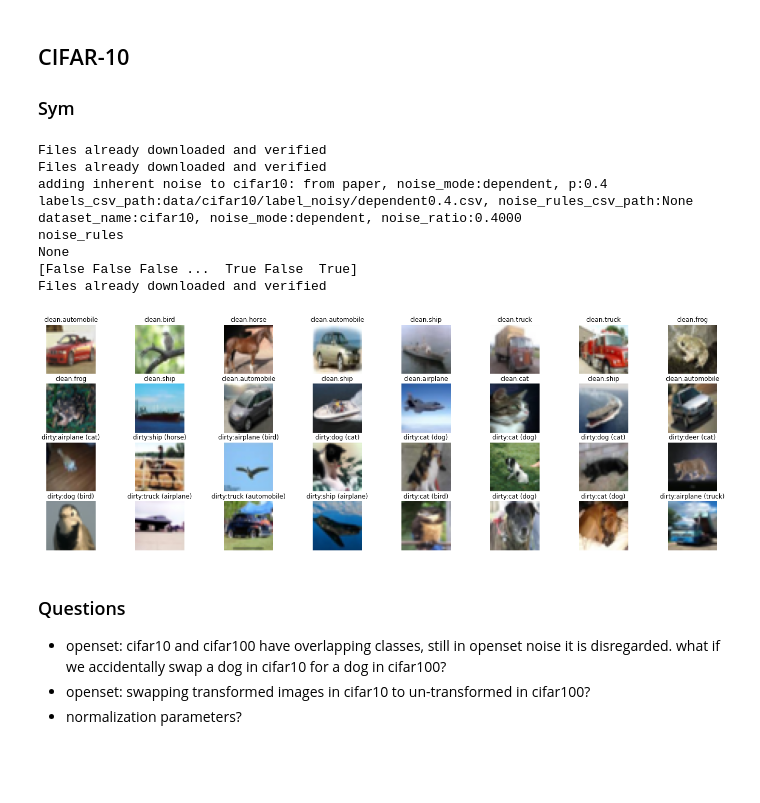
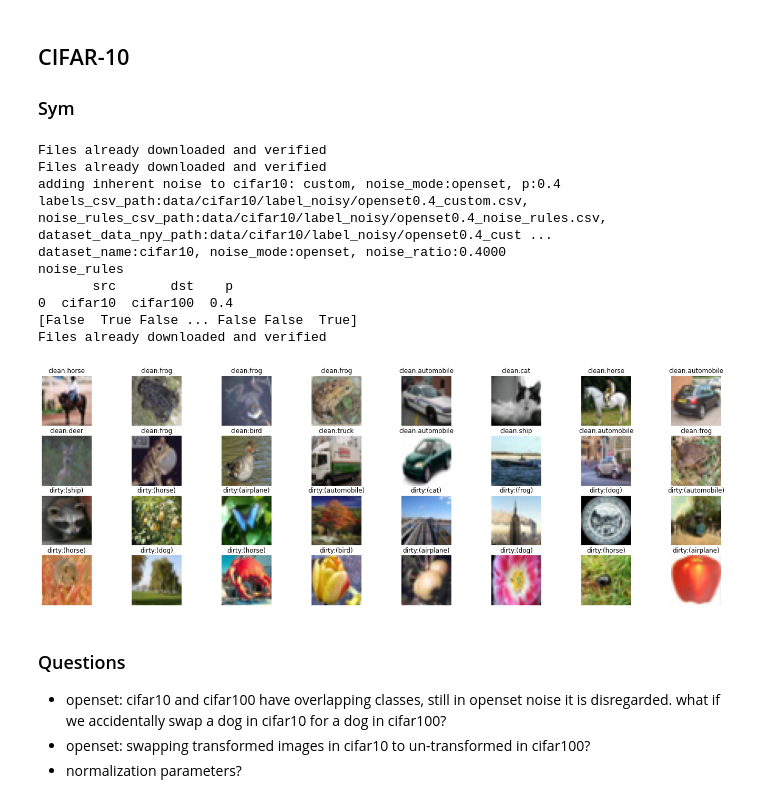
Before and after one commit to mark-antal-csizmadia/re-sln, a Jupyter notebook: scratch.ipynb, the cells around one changed output. Saved outputs shown, nothing was run; the diff lists cells and outputs as text; code cells hidden in the pictures; blank space fills up the shorter version.

```diff
--- a/scratch.ipynb
+++ b/scratch.ipynb
@@ -10,6 +10,20 @@ import matplotlib.pyplot as plt
 datapath = "data/"
 # %%
 def get_normalization_params(dataset_name, datapath):
+    """ Computes normalization params (means and stds) for a data set. In other sources these are hardcoded, just wanted to double-check.
+
+    Parameters
+    ----------
+    dataset_name : str
+        Name of the dataset.
+    datapath : str
+        Path to downloaded data sets.
+
+    Returns
+    -------
+    tuple
+        Tuple of numpy.ndarrays representing the means and the stds of the dataset.
+    """
     if dataset_name == "cifar10":
         train_dataset = datasets.CIFAR10(os.path.join(datapath, dataset_name), train=True, transform=transforms.ToTensor(), download=True)
         # the mean of each pixel
@@ -384,11 +614,26 @@ def show_imgs(datapath, dataset_name, train_dataset, noise_mode, indices_noisy):
     plt.show()
 # %%
 def check_combos(dataset_name, noise_mode, custom_noise):
+    """ Check combos of dataset_name, noise_mode, and whether custom made or used from paper.
+
+    Parameters
+    ----------
+    dataset_name : str
+        Name of the dataset.
+    noise_mode : str
+        dependent, here for consistency with similar methods
+    custom_noise : bool
+        If True, make custom noise, else use from paper.
+
+    Returns
+    -------
+    None
+    """
     cond_fail_1 = custom_noise and dataset_name in ["cifar10", "cifar100"] and noise_mode == "dependent"
     cond_fail_2 = dataset_name == "cifar100" and noise_mode == "openset"
-    cond_fail = cond_fail_1 or cond_fail_2
+    cond_fail_3 = dataset_name == "cifar10" and noise_mode == "openset" and not custom_noise
+    cond_fail = cond_fail_1 or cond_fail_2 or cond_fail_3
     assert not cond_fail, f"Incorrect combo: dataset_name:{dataset_name}, noise_mode:{noise_mode}, custom_noise:{custom_noise}"
-    return cond_fail
 # %% [markdown]
 ## CIFAR-10
 
@@ -401,9 +646,9 @@ def check_combos(dataset_name, noise_mode, custom_noise):
 # make_new_custom_noise if True, make custom noise files
 
 dataset_name = "cifar10"
-noise_mode = "dependent"
+noise_mode = "openset"
 p = 0.4
-custom_noise = False
+custom_noise = True
 make_new_custom_noise = False
 
 check_combos(dataset_name, noise_mode, custom_noise)
@@ -440,39 +685,40 @@ if make_new_custom_noise:
     make_inherent_label_noise(
         datapath=datapath,
         dataset_name=dataset_name,
         noise_mode=noise_mode,
         p=p,
         seed=123
     )
 
 train_dataset, indices_noisy, noise_rules = add_inherent_label_noise(train_dataset, datapath, dataset_name, noise_mode, p, custom_noise)
 
 print(f"dataset_name:{dataset_name}, noise_mode:{noise_mode}, noise_ratio:{indices_noisy.sum() / len(train_dataset.targets):.4f}")
 print("noise_rules")
 print(noise_rules)
 print(indices_noisy)
 
 
 ###############
 
 show_imgs(
     datapath=datapath,
     dataset_name=dataset_name,
     train_dataset=train_dataset,
     noise_mode=noise_mode,
     indices_noisy=indices_noisy
 )
 # %% [output]
 Files already downloaded and verified
 Files already downloaded and verified
-adding inherent noise to cifar10: from paper, noise_mode:dependent, p:0.4
-labels_csv_path:data/cifar10/label_noisy/dependent0.4.csv, noise_rules_csv_path:None
-dataset_name:cifar10, noise_mode:dependent, noise_ratio:0.4000
+adding inherent noise to cifar10: custom, noise_mode:openset, p:0.4
+labels_csv_path:data/cifar10/label_noisy/openset0.4_custom.csv, noise_rules_csv_path:data/cifar10/label_noisy/openset0.4_noise_rules.csv, dataset_data_npy_path:data/cifar10/label_noisy/openset0.4_cust ...
+dataset_name:cifar10, noise_mode:openset, noise_ratio:0.4000
 noise_rules
-None
-[False False False ...  True False  True]
+       src       dst    p
+0  cifar10  cifar100  0.4
+[False  True False ... False False  True]
 Files already downloaded and verified
-[figure, old version]
+[figure, new version]
 # %%
 batch_size = 2
 
```
Also changed, not shown: parts of 5 cells of this notebook.
